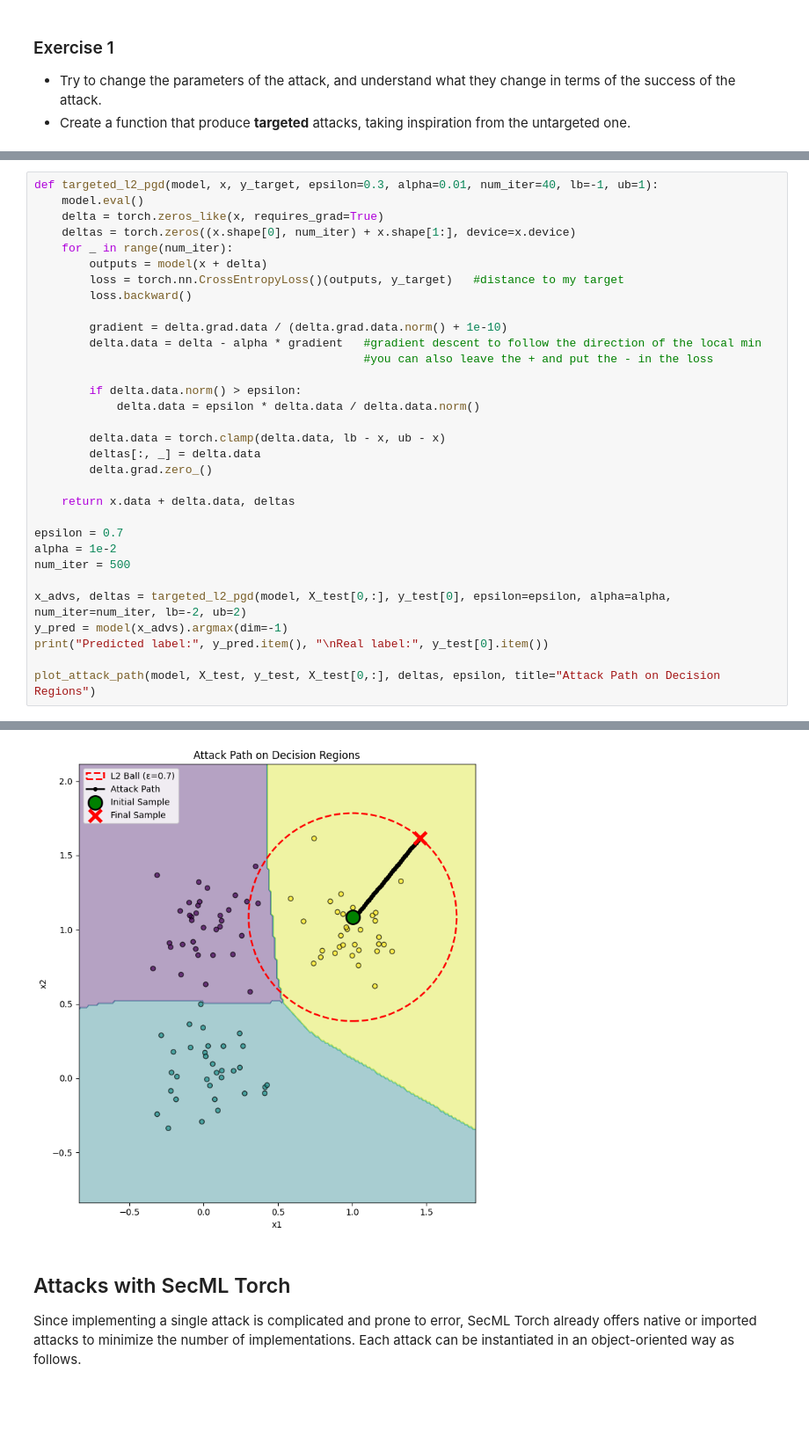
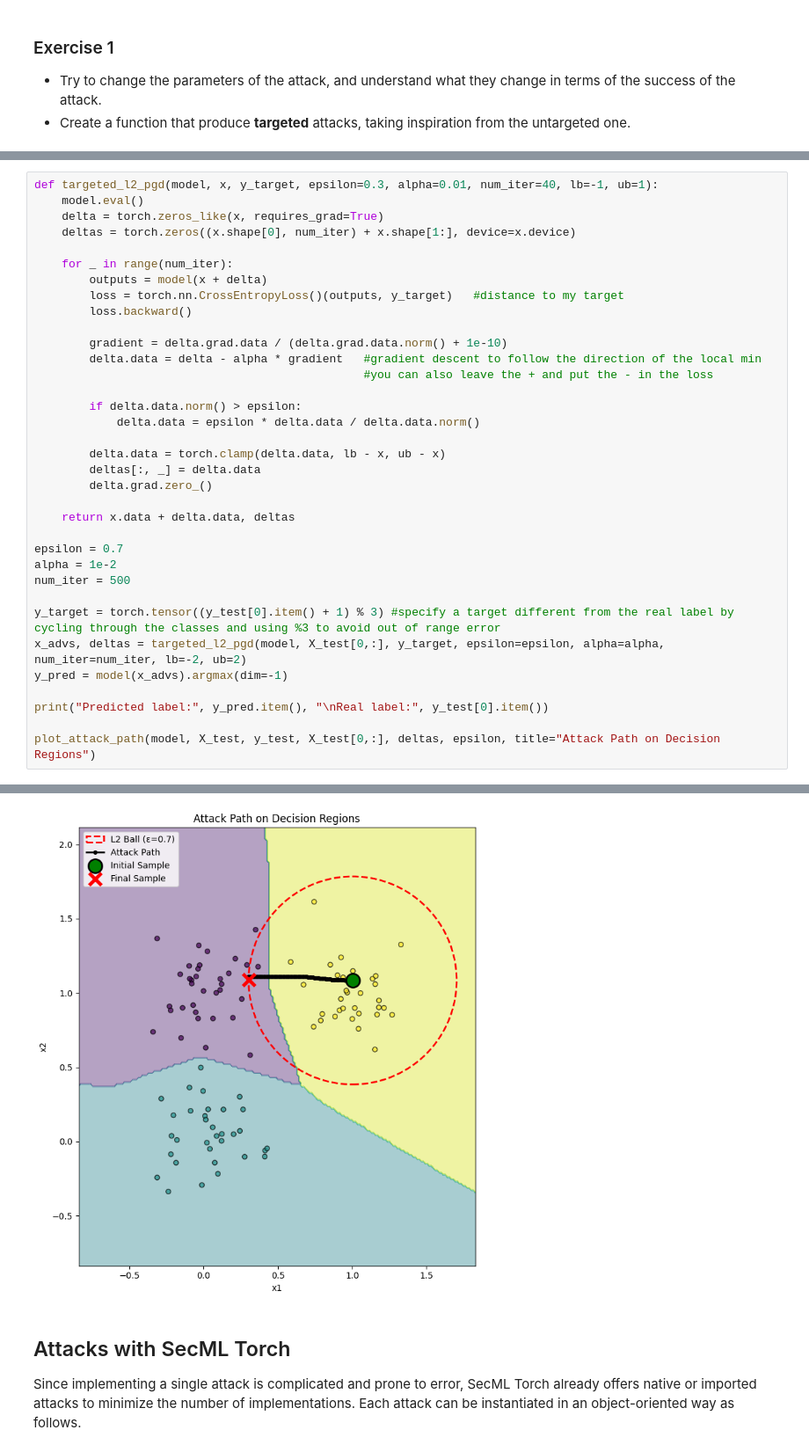
Before and after one commit to girofex/Trustworthy-AI-laboratories, a Jupyter notebook: Lab 01 - Evasion attacks.ipynb, the cells around one changed output, grey strips where cells are left out. Shown at 88% size. Saved outputs shown, nothing was run; the diff lists cells and outputs as text; blank space fills up the shorter version.

```diff
--- a/Lab 01 - Evasion attacks.ipynb
+++ b/Lab 01 - Evasion attacks.ipynb
@@ -317,6 +337,7 @@ def targeted_l2_pgd(model, x, y_target, epsilon=0.3, alpha=0.01, num_iter=40, lb
     model.eval()
     delta = torch.zeros_like(x, requires_grad=True)
     deltas = torch.zeros((x.shape[0], num_iter) + x.shape[1:], device=x.device)
+
     for _ in range(num_iter):
         outputs = model(x + delta)
         loss = torch.nn.CrossEntropyLoss()(outputs, y_target)   #distance to my target
@@ -339,8 +360,10 @@ epsilon = 0.7
 alpha = 1e-2
 num_iter = 500
 
-x_advs, deltas = targeted_l2_pgd(model, X_test[0,:], y_test[0], epsilon=epsilon, alpha=alpha, num_iter=num_iter, lb=-2, ub=2)
+y_target = torch.tensor((y_test[0].item() + 1) % 3) #specify a target different from the real label by cycling through the classes and using %3 to avoid out of range error
+x_advs, deltas = targeted_l2_pgd(model, X_test[0,:], y_target, epsilon=epsilon, alpha=alpha, num_iter=num_iter, lb=-2, ub=2)
 y_pred = model(x_advs).argmax(dim=-1)
+
 print("Predicted label:", y_pred.item(), "\nReal label:", y_test[0].item())
 
 plot_attack_path(model, X_test, y_test, X_test[0,:], deltas, epsilon, title="Attack Path on Decision Regions")
@@ -349,5 +372,5 @@ Predicted label: 2
 Real label: 2
-[figure, old version]
+[figure, new version]
 # %% [markdown]
 ## Attacks with SecML Torch
 
```
Also changed, not shown: parts of 20 cells of this notebook.
